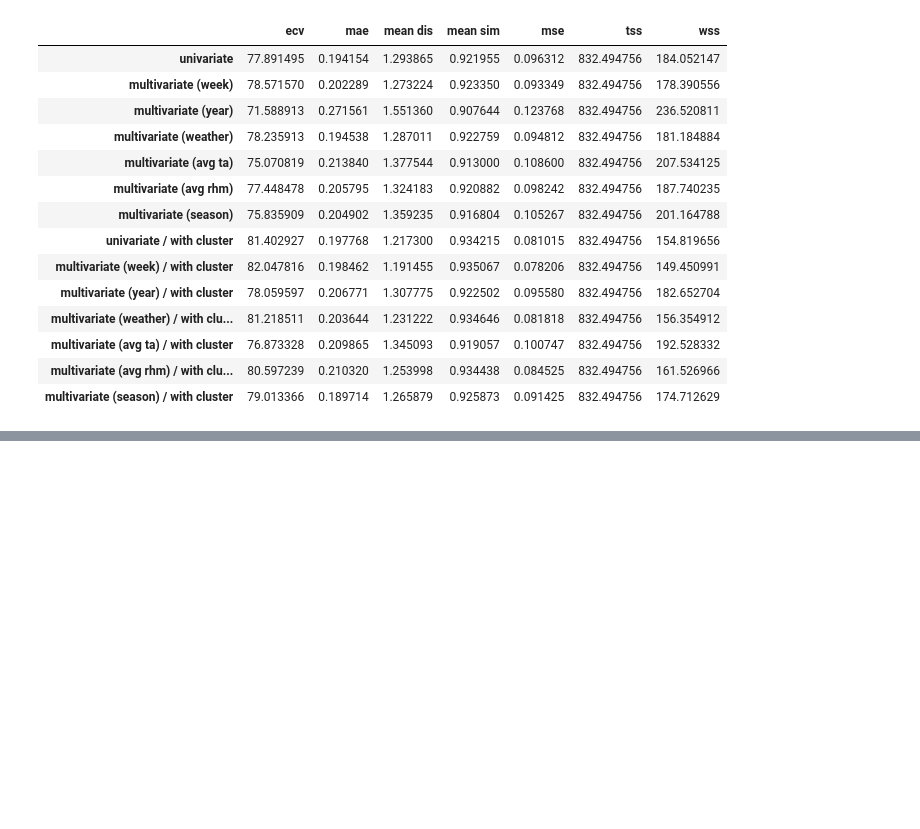
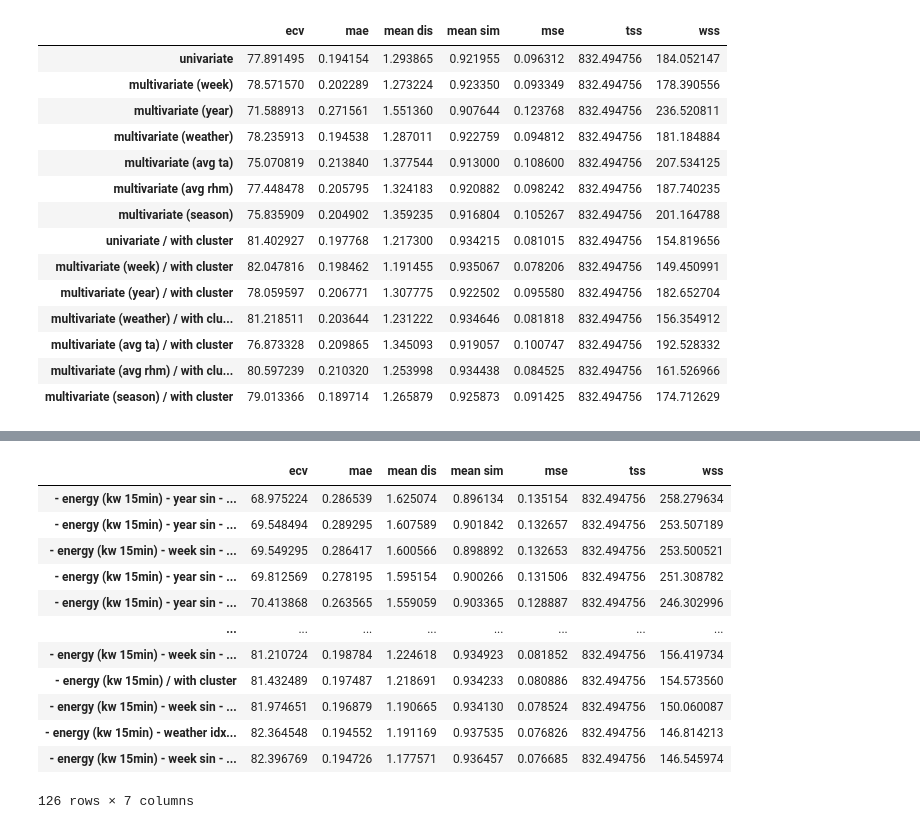
Before and after one commit to formegusto/demand-forecasting, a Jupyter notebook: Input Report.ipynb, the cells around one changed output, grey strips where cells are left out. Drawn from its saved outputs; the diff is of its cells as text; code cells hidden in the pictures; blank space fills up the shorter version.

```diff
--- a/Input Report.ipynb
+++ b/Input Report.ipynb
@@ -766,0 +799,16 @@ val_evaluate_df
+# %%
+val_evaluate_df.sort_values(by=['ecv'],ascending=True)
+# %% [output]
+|  | ecv | mae | mean dis | mean sim | mse | tss | wss |
+| - energy (kw 15min) - year sin - ... | 68.975224 | 0.286539 | 1.625074 | 0.896134 | 0.135154 | 832.494756 | 258.279634 |
+| - energy (kw 15min) - year sin - ... | 69.548494 | 0.289295 | 1.607589 | 0.901842 | 0.132657 | 832.494756 | 253.507189 |
+| - energy (kw 15min) - week sin - ... | 69.549295 | 0.286417 | 1.600566 | 0.898892 | 0.132653 | 832.494756 | 253.500521 |
+| - energy (kw 15min) - year sin - ... | 69.812569 | 0.278195 | 1.595154 | 0.900266 | 0.131506 | 832.494756 | 251.308782 |
+| - energy (kw 15min) - year sin - ... | 70.413868 | 0.263565 | 1.559059 | 0.903365 | 0.128887 | 832.494756 | 246.302996 |
+| ... | ... | ... | ... | ... | ... | ... | ... |
+| - energy (kw 15min) - week sin - ... | 81.210724 | 0.198784 | 1.224618 | 0.934923 | 0.081852 | 832.494756 | 156.419734 |
+| - energy (kw 15min) / with cluster | 81.432489 | 0.197487 | 1.218691 | 0.934233 | 0.080886 | 832.494756 | 154.573560 |
+| - energy (kw 15min) - week sin - ... | 81.974651 | 0.196879 | 1.190665 | 0.934130 | 0.078524 | 832.494756 | 150.060087 |
+| - energy (kw 15min) - weather idx... | 82.364548 | 0.194552 | 1.191169 | 0.937535 | 0.076826 | 832.494756 | 146.814213 |
+| - energy (kw 15min) - week sin - ... | 82.396769 | 0.194726 | 1.177571 | 0.936457 | 0.076685 | 832.494756 | 146.545974 |
+126 rows × 7 columns
```
Also changed, not shown: parts of 13 cells of this notebook, 8 other files.
